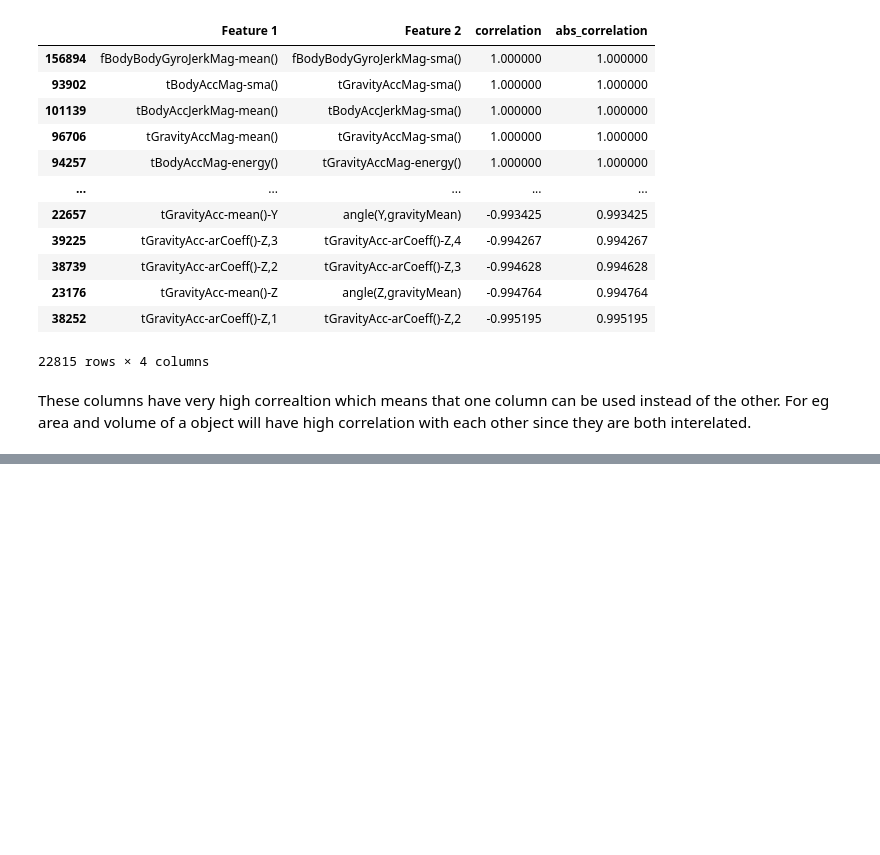
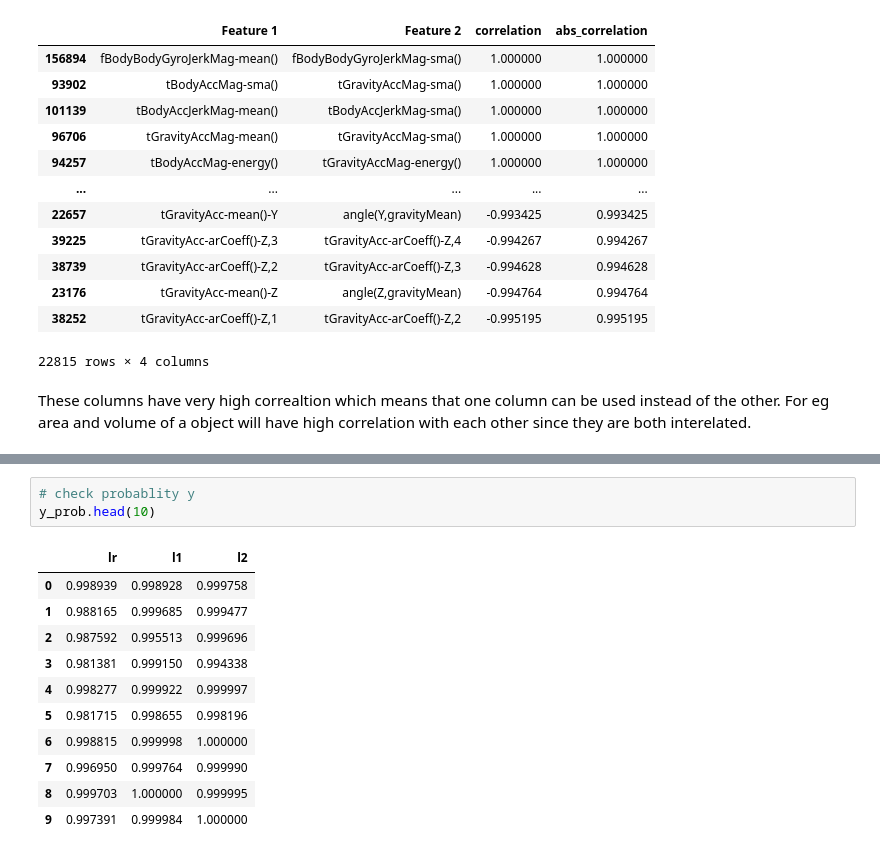
Before and after one commit to 0xNILADRI/Human-Activity-Recognition, a Jupyter notebook: classify-activities.ipynb, the cells around one changed output, grey strips where cells are left out. Drawn from its saved outputs; the diff is of its cells as text; blank space fills up the shorter version.

```diff
--- a/classify-activities.ipynb
+++ b/classify-activities.ipynb
@@ -152,0 +287,15 @@ These columns have very high correaltion which means that one column can be used
+# %%
+# check probablity y
+y_prob.head(10)
+# %% [output]
+|  | lr | l1 | l2 |
+| 0 | 0.998939 | 0.998928 | 0.999758 |
+| 1 | 0.988165 | 0.999685 | 0.999477 |
+| 2 | 0.987592 | 0.995513 | 0.999696 |
+| 3 | 0.981381 | 0.999150 | 0.994338 |
+| 4 | 0.998277 | 0.999922 | 0.999997 |
+| 5 | 0.981715 | 0.998655 | 0.998196 |
+| 6 | 0.998815 | 0.999998 | 1.000000 |
+| 7 | 0.996950 | 0.999764 | 0.999990 |
+| 8 | 0.999703 | 1.000000 | 0.999995 |
+| 9 | 0.997391 | 0.999984 | 1.000000 |
```
Also changed, not shown: parts of 13 cells of this notebook.
